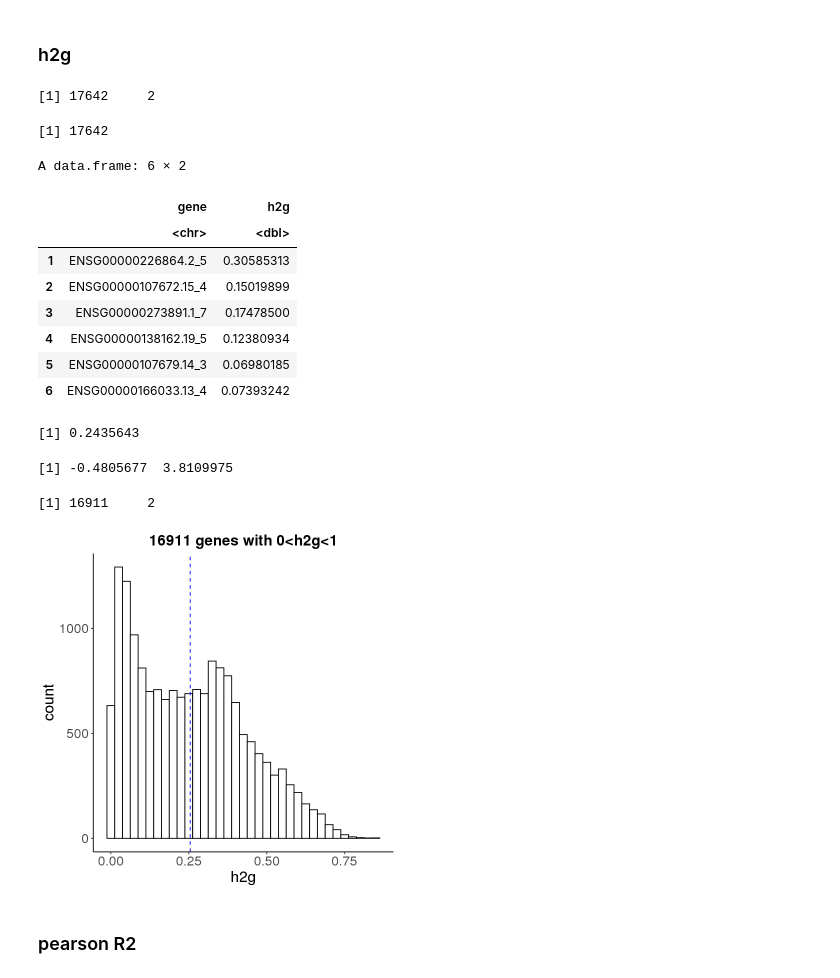
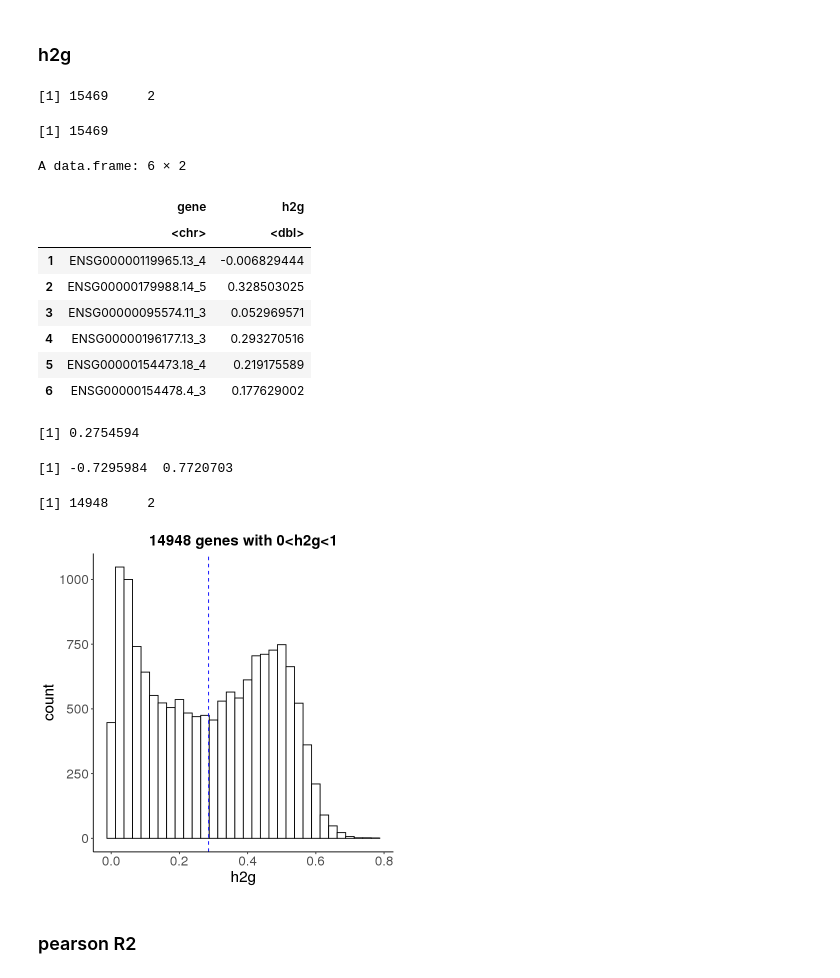
Before and after one commit to gandallab/devBrain_xQTL, a Jupyter notebook: code/04-QTL/trans/gbat.ipynb, the cells around one changed output. Saved outputs shown, nothing was run; the diff lists cells and outputs as text; code cells hidden in the pictures.

```diff
--- a/code/04-QTL/trans/gbat.ipynb
+++ b/code/04-QTL/trans/gbat.ipynb
@@ -10,7 +10,7 @@ setwd("~/project-gandalm/isoform_twas/gbat/")
 # %% [markdown]
 ### h2g
 # %%
-h2g <- fread("out/chrALL_perm_h2g.txt", data.table = F, fill = TRUE)
+h2g <- fread("out_mapFiltered/chrALL_perm_h2g.txt", data.table = F, fill = TRUE)
 h2g <- h2g %>% filter(!gene == "gene")
 h2g$h2g <- as.numeric(h2g$h2g)
 h2g <- h2g[complete.cases(h2g),]
@@ -18,45 +18,45 @@ dim(h2g)
 length(unique(h2g$gene))
 head(h2g)
 # %% [output]
-[1] 17642     2
+[1] 15469     2
-[1] 17642
+[1] 15469
 A data.frame: 6 × 2
 |  | gene | h2g |
 |  | <chr> | <dbl> |
-| 1 | ENSG00000226864.2_5 | 0.30585313 |
-| 2 | ENSG00000107672.15_4 | 0.15019899 |
-| 3 | ENSG00000273891.1_7 | 0.17478500 |
-| 4 | ENSG00000138162.19_5 | 0.12380934 |
-| 5 | ENSG00000107679.14_3 | 0.06980185 |
-| 6 | ENSG00000166033.13_4 | 0.07393242 |
+| 1 | ENSG00000119965.13_4 | -0.006829444 |
+| 2 | ENSG00000179988.14_5 | 0.328503025 |
+| 3 | ENSG00000095574.11_3 | 0.052969571 |
+| 4 | ENSG00000196177.13_3 | 0.293270516 |
+| 5 | ENSG00000154473.18_4 | 0.219175589 |
+| 6 | ENSG00000154478.4_3 | 0.177629002 |
 # %%
 mean(h2g$h2g)
 # %% [output]
-[1] 0.2435643
+[1] 0.2754594
 # %%
 range(h2g$h2g)
 # %% [output]
-[1] -0.4805677  3.8109975
+[1] -0.7295984  0.7720703
 # %%
 h2g_sub <- h2g %>% filter(h2g > 0 & h2g < 1)
 # %%
 dim(h2g_sub)
 # %% [output]
-[1] 16911     2
+[1] 14948     2
 # %%
 options(repr.plot.width = 6, repr.plot.height = 6)
 p <- ggplot(h2g_sub, aes(x = h2g)) +
     geom_histogram(binwidth = 0.025, color = "black", fill = "white") +
     theme_classic() +
     geom_vline(xintercept = mean(h2g_sub$h2g), linetype = "dashed", color = "blue") +
-    labs(title = "16911 genes with 0<h2g<1") +
+    labs(title = "14948 genes with 0<h2g<1") +
     theme(axis.text = element_text(size = 16),
           axis.title = element_text(size = 18),
           plot.title = element_text(size = 18, face = "bold", hjust = 0.5))
 
 p
 # %% [output]
-[figure, old version]
+[figure, new version]
 # %%
 ggsave("figures/h2g.png", p, height = 6, width = 6)
 # %% [markdown]
```
Also changed, not shown: parts of 6 cells of this notebook, 35 other files.
